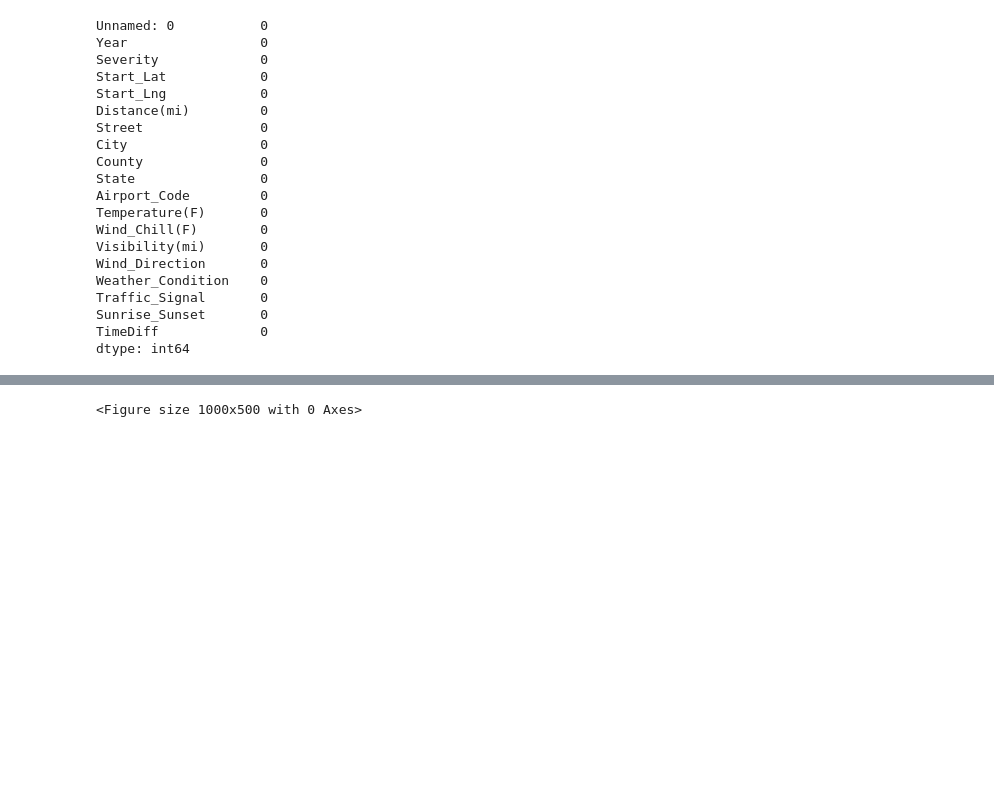
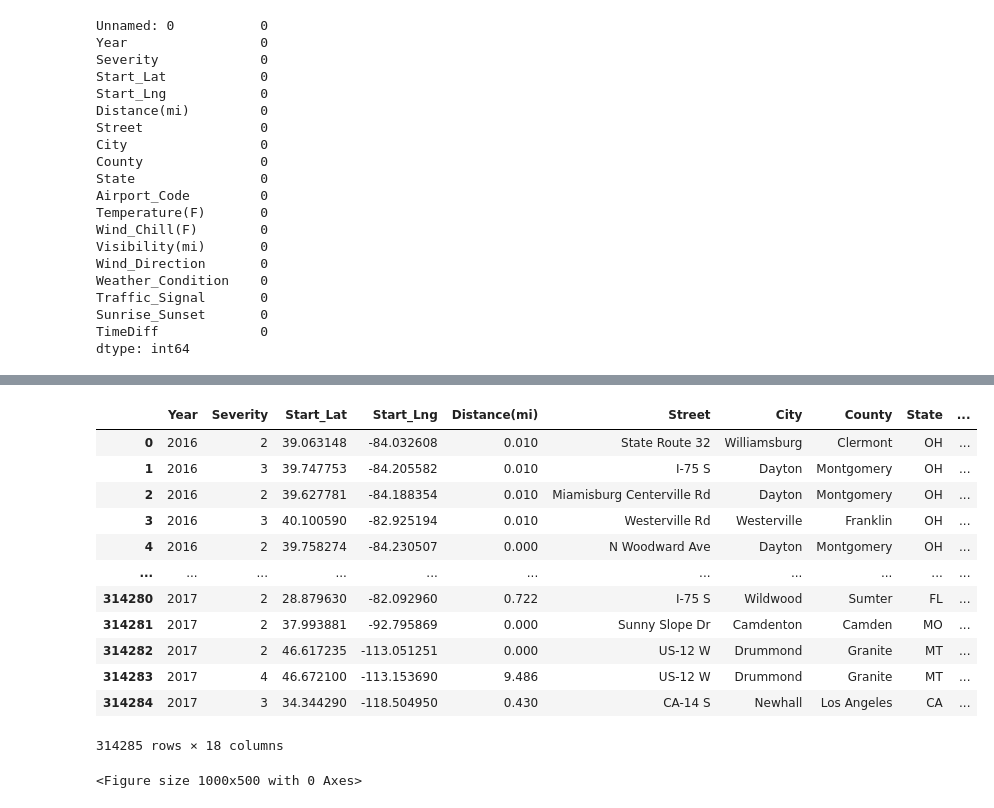
Before and after one commit to DeepanshuDabas03/Severity_Index, a Jupyter notebook: notebook.ipynb, the cells around one changed output, grey strips where cells are left out. Cells and saved outputs as stored; diff of their text form; code cells hidden in the pictures; blank space fills up the shorter version.

Commit message:
Time Handled

```diff
--- a/notebook.ipynb
+++ b/notebook.ipynb
@@ -204,3 +204,5 @@ Traffic_Signal       0
 Sunrise_Sunset       0
 TimeDiff             0
 dtype: int64
+# %%
+new['TimeDiff']= new['TimeDiff'].astype(int)/60
@@ -206,0 +228,16 @@ dtype: int64
+# %%
+new.drop(columns=['Unnamed: 0'])
+# %% [output]
+|  | Year | Severity | Start_Lat | Start_Lng | Distance(mi) | Street | City | County | State | ... |
+| 0 | 2016 | 2 | 39.063148 | -84.032608 | 0.010 | State Route 32 | Williamsburg | Clermont | OH | ... |
+| 1 | 2016 | 3 | 39.747753 | -84.205582 | 0.010 | I-75 S | Dayton | Montgomery | OH | ... |
+| 2 | 2016 | 2 | 39.627781 | -84.188354 | 0.010 | Miamisburg Centerville Rd | Dayton | Montgomery | OH | ... |
+| 3 | 2016 | 3 | 40.100590 | -82.925194 | 0.010 | Westerville Rd | Westerville | Franklin | OH | ... |
+| 4 | 2016 | 2 | 39.758274 | -84.230507 | 0.000 | N Woodward Ave | Dayton | Montgomery | OH | ... |
+| ... | ... | ... | ... | ... | ... | ... | ... | ... | ... | ... |
+| 314280 | 2017 | 2 | 28.879630 | -82.092960 | 0.722 | I-75 S | Wildwood | Sumter | FL | ... |
+| 314281 | 2017 | 2 | 37.993881 | -92.795869 | 0.000 | Sunny Slope Dr | Camdenton | Camden | MO | ... |
+| 314282 | 2017 | 2 | 46.617235 | -113.051251 | 0.000 | US-12 W | Drummond | Granite | MT | ... |
+| 314283 | 2017 | 4 | 46.672100 | -113.153690 | 9.486 | US-12 W | Drummond | Granite | MT | ... |
+| 314284 | 2017 | 3 | 34.344290 | -118.504950 | 0.430 | CA-14 S | Newhall | Los Angeles | CA | ... |
+314285 rows × 18 columns
```
Also changed, not shown: parts of 3 cells of this notebook.
